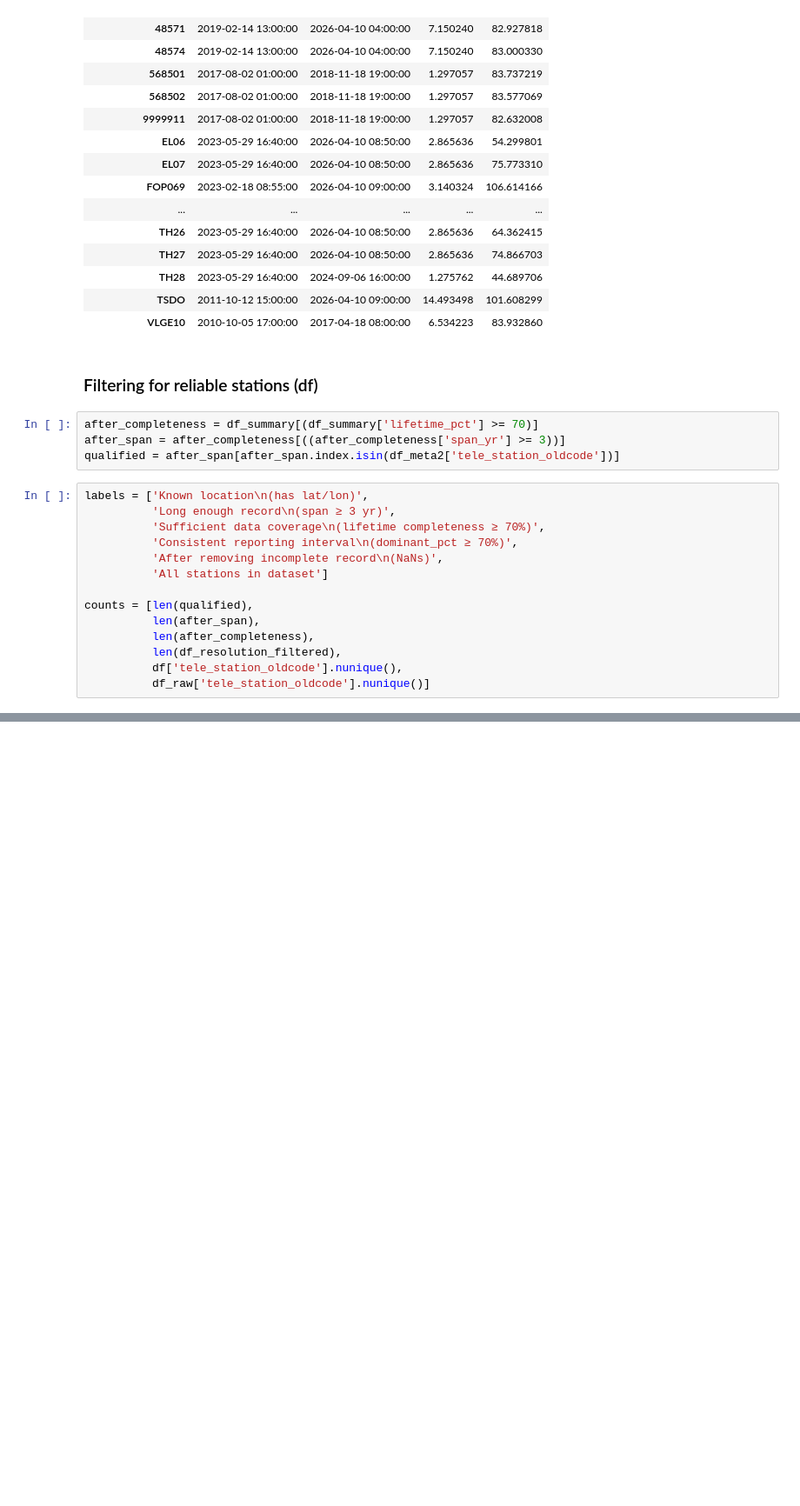
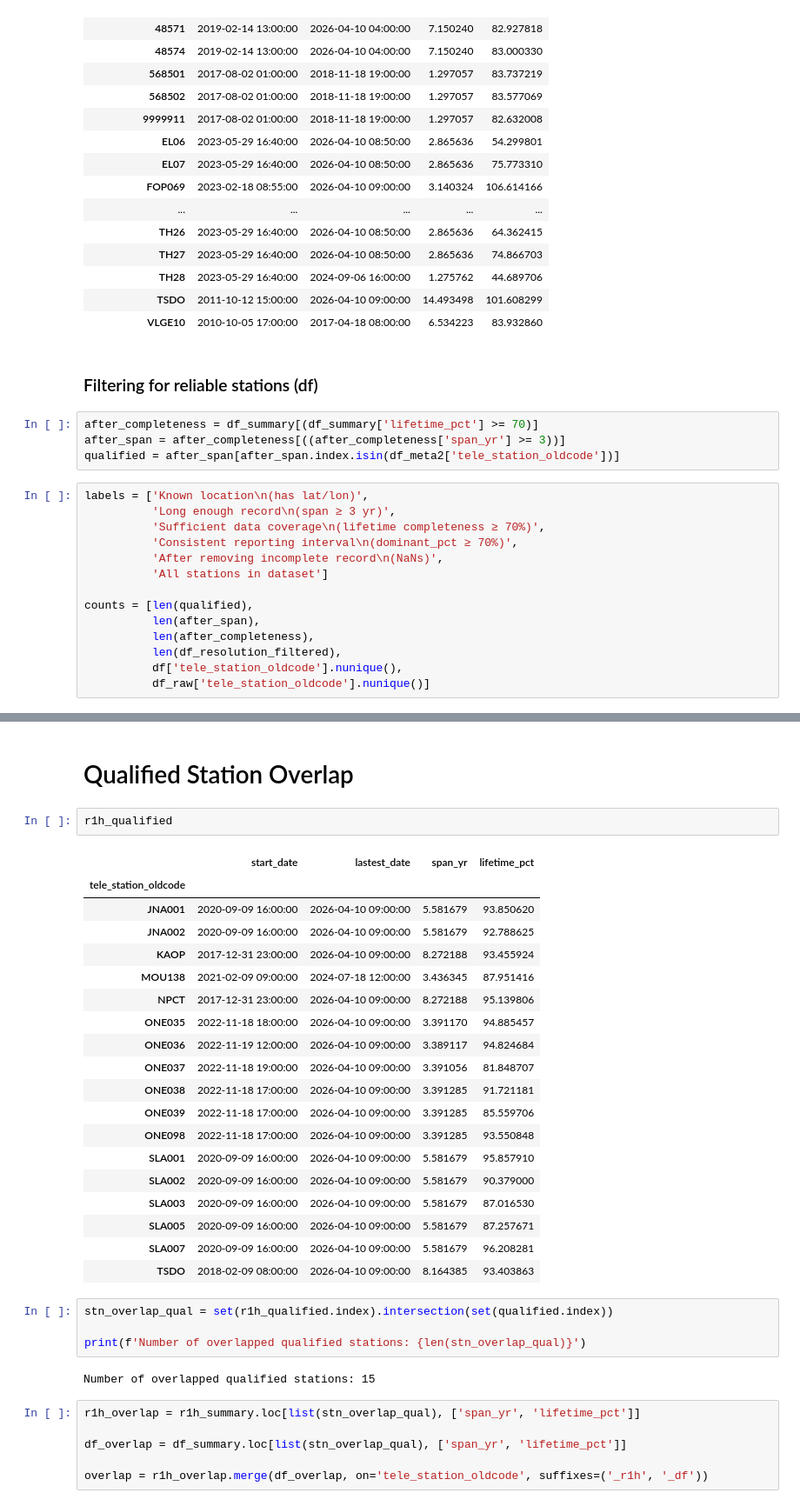
Before and after one commit to pongsakorn-onnim/rainfall_threshold_songkla, a Jupyter notebook: 01_exploratory_data_analysis.ipynb, the cells around one changed output, grey strips where cells are left out. Shown at 87% size. Drawn from its saved outputs; the diff is of its cells as text; blank space fills up the shorter version.

```diff
--- a/01_exploratory_data_analysis.ipynb
+++ b/01_exploratory_data_analysis.ipynb
@@ -623,0 +624,36 @@ plt.show()
+# %% [markdown]
+# Qualified Station Overlap
+# %%
+r1h_qualified
+# %% [output]
+|  | start_date | lastest_date | span_yr | lifetime_pct |
+| tele_station_oldcode |  |  |  |  |
+| JNA001 | 2020-09-09 16:00:00 | 2026-04-10 09:00:00 | 5.581679 | 93.850620 |
+| JNA002 | 2020-09-09 16:00:00 | 2026-04-10 09:00:00 | 5.581679 | 92.788625 |
+| KAOP | 2017-12-31 23:00:00 | 2026-04-10 09:00:00 | 8.272188 | 93.455924 |
+| MOU138 | 2021-02-09 09:00:00 | 2024-07-18 12:00:00 | 3.436345 | 87.951416 |
+| NPCT | 2017-12-31 23:00:00 | 2026-04-10 09:00:00 | 8.272188 | 95.139806 |
+| ONE035 | 2022-11-18 18:00:00 | 2026-04-10 09:00:00 | 3.391170 | 94.885457 |
+| ONE036 | 2022-11-19 12:00:00 | 2026-04-10 09:00:00 | 3.389117 | 94.824684 |
+| ONE037 | 2022-11-18 19:00:00 | 2026-04-10 09:00:00 | 3.391056 | 81.848707 |
+| ONE038 | 2022-11-18 17:00:00 | 2026-04-10 09:00:00 | 3.391285 | 91.721181 |
+| ONE039 | 2022-11-18 17:00:00 | 2026-04-10 09:00:00 | 3.391285 | 85.559706 |
+| ONE098 | 2022-11-18 17:00:00 | 2026-04-10 09:00:00 | 3.391285 | 93.550848 |
+| SLA001 | 2020-09-09 16:00:00 | 2026-04-10 09:00:00 | 5.581679 | 95.857910 |
+| SLA002 | 2020-09-09 16:00:00 | 2026-04-10 09:00:00 | 5.581679 | 90.379000 |
+| SLA003 | 2020-09-09 16:00:00 | 2026-04-10 09:00:00 | 5.581679 | 87.016530 |
+| SLA005 | 2020-09-09 16:00:00 | 2026-04-10 09:00:00 | 5.581679 | 87.257671 |
+| SLA007 | 2020-09-09 16:00:00 | 2026-04-10 09:00:00 | 5.581679 | 96.208281 |
+| TSDO | 2018-02-09 08:00:00 | 2026-04-10 09:00:00 | 8.164385 | 93.403863 |
+# %%
+stn_overlap_qual = set(r1h_qualified.index).intersection(set(qualified.index))
+
+print(f'Number of overlapped qualified stations: {len(stn_overlap_qual)}')
+# %% [output]
+Number of overlapped qualified stations: 15
+# %%
+r1h_overlap = r1h_summary.loc[list(stn_overlap_qual), ['span_yr', 'lifetime_pct']]
+
+df_overlap = df_summary.loc[list(stn_overlap_qual), ['span_yr', 'lifetime_pct']]
+
+overlap = r1h_overlap.merge(df_overlap, on='tele_station_oldcode', suffixes=('_r1h', '_df'))
```
Also changed, not shown: parts of 5 cells of this notebook.
